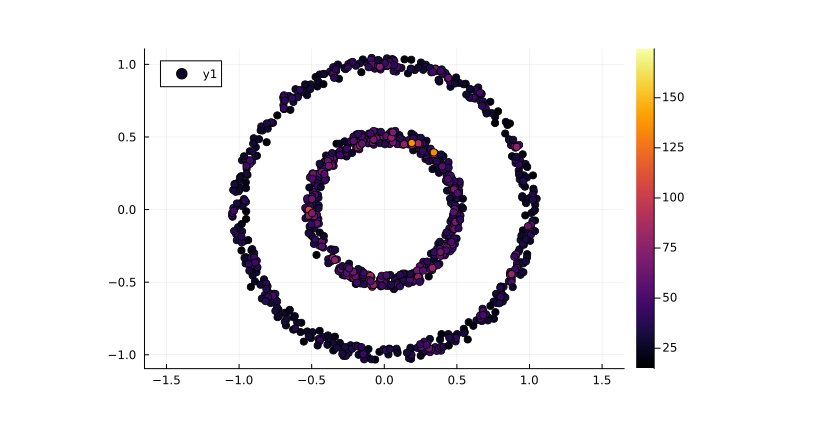
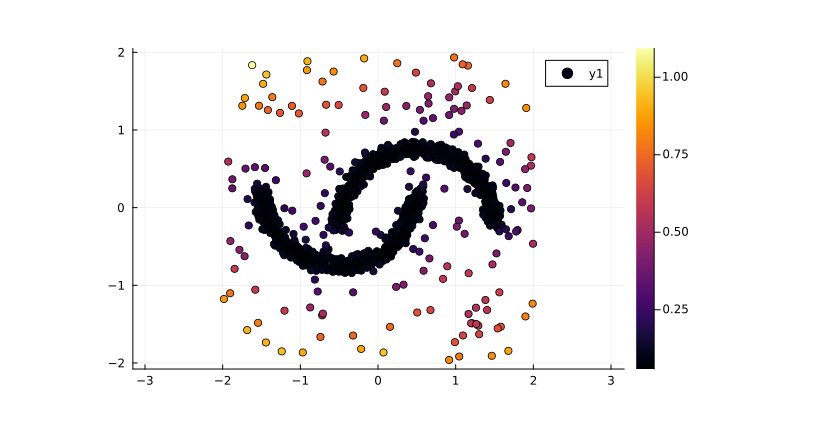
Before and after one commit to pnavaro/ClusteringToMATo.jl, a Jupyter notebook: notebooks/noisy-circle.ipynb, the cells around one changed output. Saved outputs shown, nothing was run; the diff lists cells and outputs as text; code cells hidden in the pictures.

```diff
--- a/notebooks/noisy-circle.ipynb
+++ b/notebooks/noisy-circle.ipynb
@@ -4,14 +7,28 @@ using Plots
 # %%
-function noisy_circle(n; r1=1, r2=1, noise=0.1)
+function noisy_circle(rng, n; r1=1, r2=1, noise=0.2)
     points = zeros(2, n)
-    for i in 1:n
-        θ = 2π * rand()
-        point = (
-            r1 * sin(θ) + noise * rand() - noise / 2,
-            r2 * cos(θ) + noise * rand() - noise / 2,
-        )
-        points[:,i] .= point
+    labels = Int[]
+    for i in 1:2:n-1
+        θ = π * rand(rng)
+        x = r1 * cos(θ) + noise * rand(rng) - noise / 2 + 0.5
+        y = r2 * sin(θ) + noise * rand(rng) - noise / 2 - 0.25
+        points[:,i] .= (x, y)
+        push!(labels, 1)
+        x = r1 * cos(θ) + noise * rand(rng) - noise / 2 - 0.5
+        y = - r2 * sin(θ) + noise * rand(rng) - noise / 2 + 0.25
+        points[:,i+1] .= (x, y)
+        push!(labels, 2)
+
     end
-    return points
+    return points, labels
 end
+
+
+
+rng = MersenneTwister(1234)
+circle, labels = noisy_circle(rng, 1000)
+points = hcat(circle, 4 .* rand(rng, 2,200) .- 2)
+true_labels = vcat(labels, zeros(Int,200) )
+scatter(points[1,:], points[2,:], c = true_labels,
+aspect_ratio=1, ms = 3, palette = :rainbow)
 # %% [output]
@@ -19,3 +35,0 @@ noisy_circle (generic function with 1 method)
-# %%
-points = hcat(noisy_circle(500), noisy_circle(500, r1=0.5, r2=0.5))
-scatter(points[1,:], points[2,:], aspect_ratio=1)
@@ -24,7 +38,5 @@ scatter(points[1,:], points[2,:], aspect_ratio=1)
 # %%
-import ClusteringToMATo: BallGraph, compute_graph, compute_density, DTM
-graph = compute_graph(BallGraph(0.1), points)
-f = compute_density(DTM(5), points)
+f = compute_density(DTM(30), points)
 scatter(points[1,:], points[2,:], marker_z = f, aspect_ratio=1)
 # %% [output]
-[figure, old version]
+[figure, new version]
```
Also changed, not shown: parts of 10 cells of this notebook, 7 other files.
